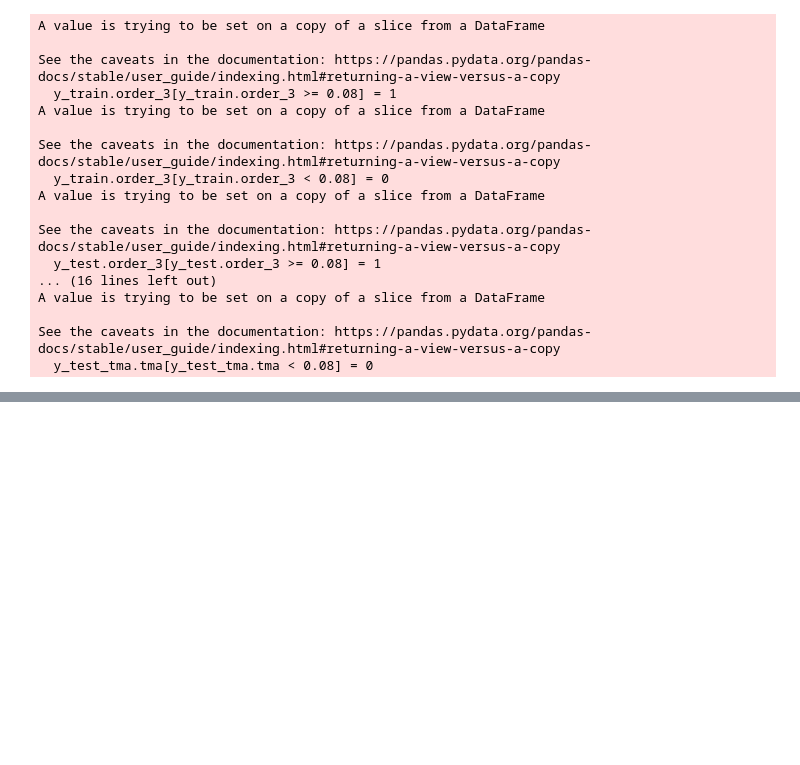
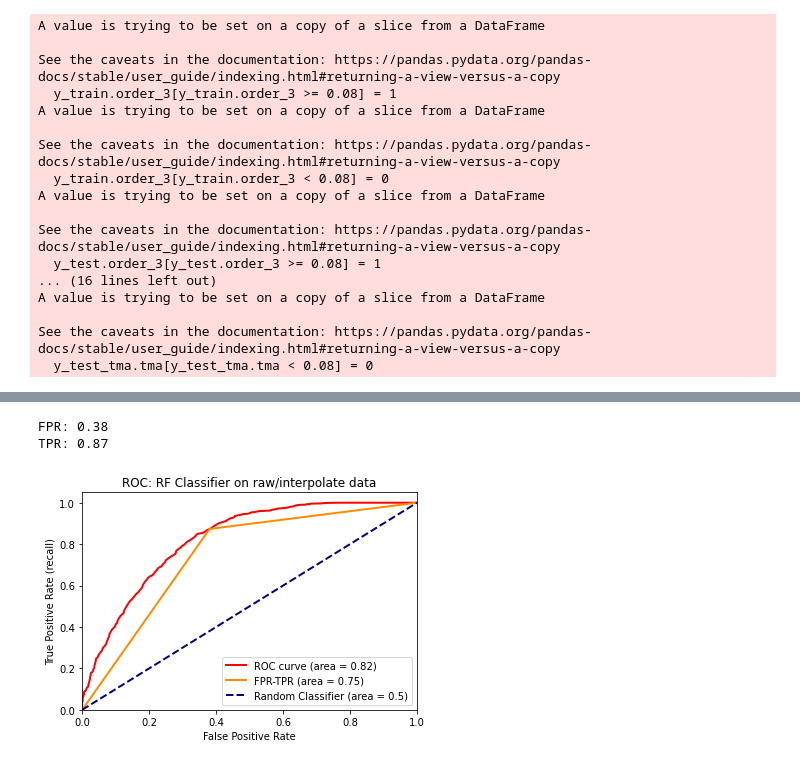
Before and after one commit to gracetang770/Capstone2_Detecting_Heavy_Drinking, a Jupyter notebook: Capstone Two - Modeling.ipynb, the cells around one changed output, grey strips where cells are left out. Cells and saved outputs as stored; diff of their text form; code cells hidden in the pictures; blank space fills up the shorter version.

```diff
--- a/Capstone Two - Modeling.ipynb
+++ b/Capstone Two - Modeling.ipynb
@@ -263,0 +193,30 @@ plt.show()
+# %%
+#Receiver Operating Characteristic (ROC), returns false positive rate (x-axis), true positive rate (y-axis)
+fpr, tpr, _ = roc_curve(y_test, y_pred)
+roc_auc = auc(fpr, tpr)
+print('FPR:',fpr[1].round(2))
+print('TPR:',tpr[1].round(2))
+
+lr_probs = y_pred_prob[:,1]
+lr_fpr, lr_tpr, _ = roc_curve(y_test, lr_probs)
+lr_roc_auc = auc(lr_fpr, lr_tpr)
+
+lw = 2
+plt.plot(lr_fpr, lr_tpr, linestyle='-', color='red',
+         lw=lw, label='ROC curve (area = %0.2f)' % lr_roc_auc)
+plt.plot(fpr, tpr, color='darkorange',
+         lw=lw, label='FPR-TPR (area = %0.2f)' % roc_auc)
+plt.plot([0, 1], [0, 1], color='navy', lw=lw, linestyle='--',
+         label='Random Classifier (area = 0.5)')
+
+plt.xlim([0.0, 1.0])
+plt.ylim([0.0, 1.05])
+plt.xlabel('False Positive Rate')
+plt.ylabel('True Positive Rate (recall)')
+plt.title('ROC: RF Classifier on raw/interpolate data')
+plt.legend(loc="lower right")
+plt.show()
+# %% [output]
+FPR: 0.38
+TPR: 0.87
+[figure, added]
```
Also changed, not shown: parts of 78 cells of this notebook.
